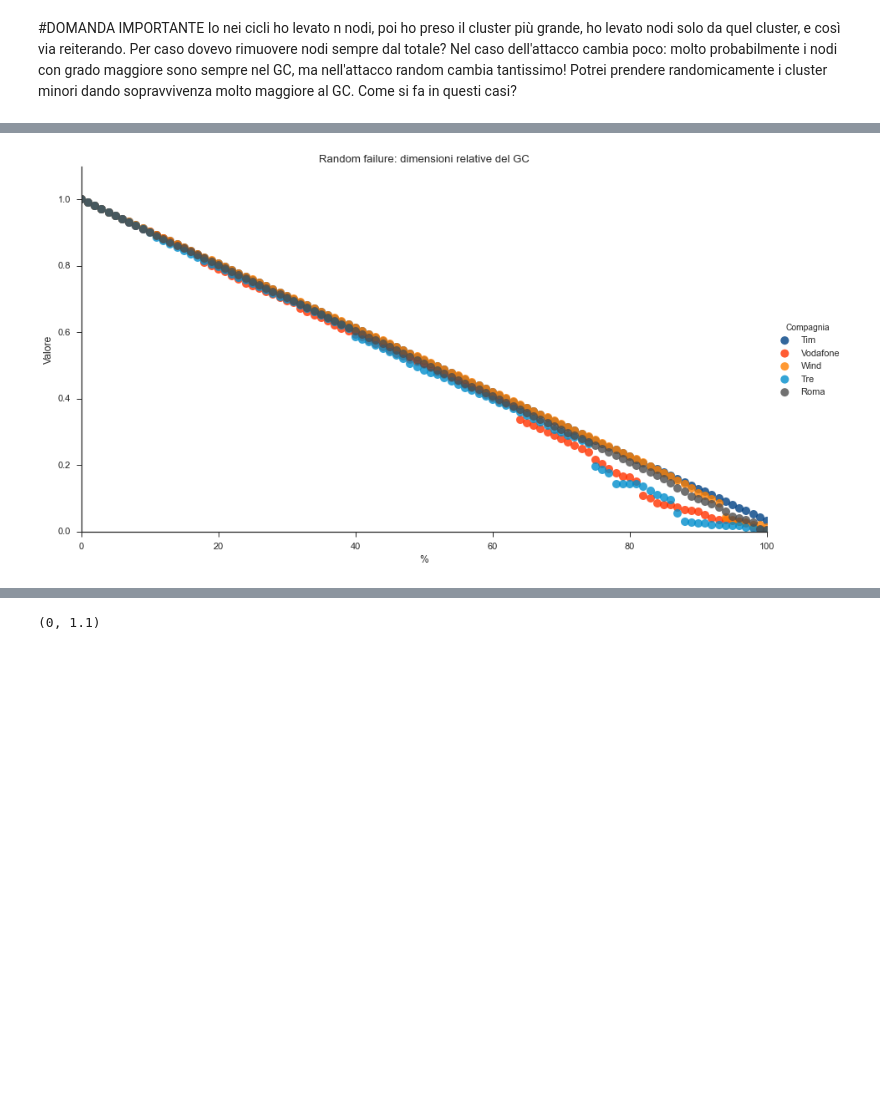
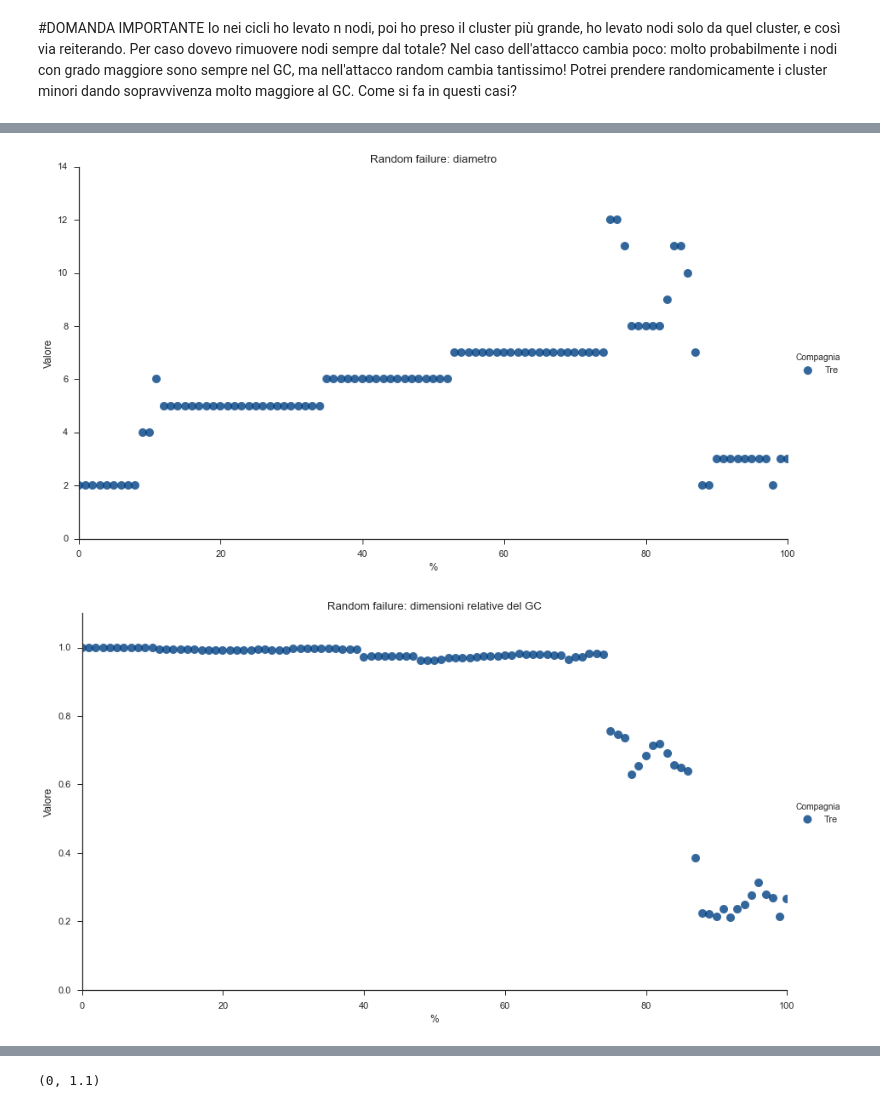
Before and after one commit to FedericoMuciaccia/SistemiComplessi, a Jupyter notebook: src/Iuri.ipynb, the cells around one changed output, grey strips where cells are left out. Saved outputs shown, nothing was run; the diff lists cells and outputs as text; code cells hidden in the pictures; blank space fills up the shorter version.

```diff
--- a/src/Iuri.ipynb
+++ b/src/Iuri.ipynb
@@ -545,7 +546,8 @@ colori = ['#004184','#ff3300','#ff8000','#018ECC', '#4d4d4d']
 import seaborn
 #Attacco
 
-gestore = ["Tim", "Vodafone", "Wind", "Tre", "Roma"]
+#gestore = ["Tim", "Vodafone", "Wind", "Tre", "Roma"]
+gestore = ["Tre"]
 
 diametro = []
 relSizeGC = []
@@ -555,8 +557,8 @@ ascisse = []
 %matplotlib inline
 
 for provider in gestore:
-    %time attacco(provider,100)
-#    attacco(provider, 20)
+#    %time attacco(provider,100)
+    attacco(provider, 20)
 
 datiFinal = pandas.DataFrame()
 
@@ -606,7 +598,8 @@ Wall time: 1min 28s
 # %%
 #Failure
 
-gestore = ["Tim", "Vodafone", "Wind", "Tre", "Roma"]
+#gestore = ["Tim", "Vodafone", "Wind", "Tre", "Roma"]
+gestore = ["Tre"]
 
 diametro = []
 relSizeGC = []
@@ -622,7 +615,7 @@ datiFinal = pandas.DataFrame()
 
 datiFinal['percent'] = ascisse
 datiFinal['Compagnia'] = aziendaFinal
-#datiFinal['diam'] = diametro
+datiFinal['diam'] = diametro
 datiFinal['GC'] = relSizeGC
 
 datiFinal.head()
@@ -631,15 +624,15 @@ seaborn.set_context("notebook", font_scale=1.1)
 seaborn.set_style("ticks")
 
 
-#seaborn.lmplot('percent', 'diam', data=datiFinal, fit_reg=False,
-#           size = 7, aspect = 1.7778,
-#           hue='Compagnia', palette = colori,
-#           scatter_kws={"marker": "D", "s": 100})
-#pyplot.title('Random failure: diametro')
-#pyplot.xlabel("%")
-#pyplot.ylabel("Valore")
-#pyplot.xlim(0, 100)
-#pyplot.ylim(0,max(diametro)+2)
+seaborn.lmplot('percent', 'diam', data=datiFinal, fit_reg=False,
+           size = 7, aspect = 1.7778,
+           hue='Compagnia', palette = colori,
+           scatter_kws={"marker": "D", "s": 100})
+pyplot.title('Random failure: diametro')
+pyplot.xlabel("%")
+pyplot.ylabel("Valore")
+pyplot.xlim(0, 100)
+pyplot.ylim(0,max(diametro)+2)
 
 seaborn.lmplot('percent', 'GC', data=datiFinal, fit_reg=False,
            size = 7, aspect = 1.7778,
@@ -665,4 +650,5 @@ Wall time: 3min 43s
-[figure, old version]
+[figure, new version]
+[figure, added]
 # %%
 #calcolo attacco con modelli
 
```
Also changed, not shown: parts of 7 cells of this notebook, 4 other files.
